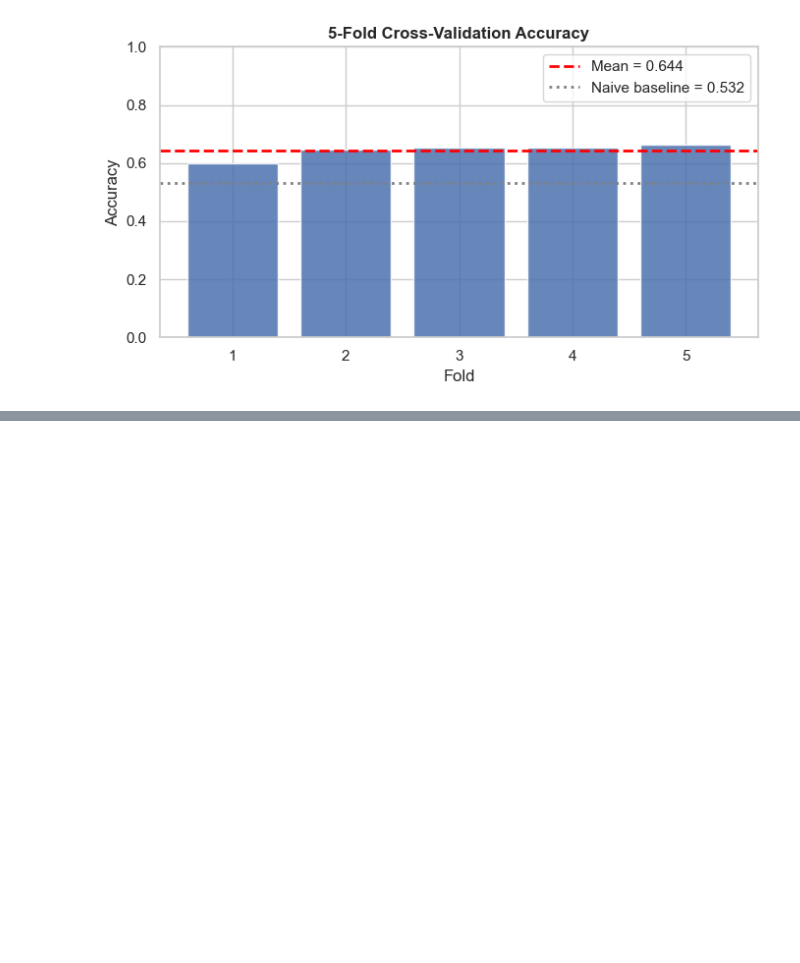
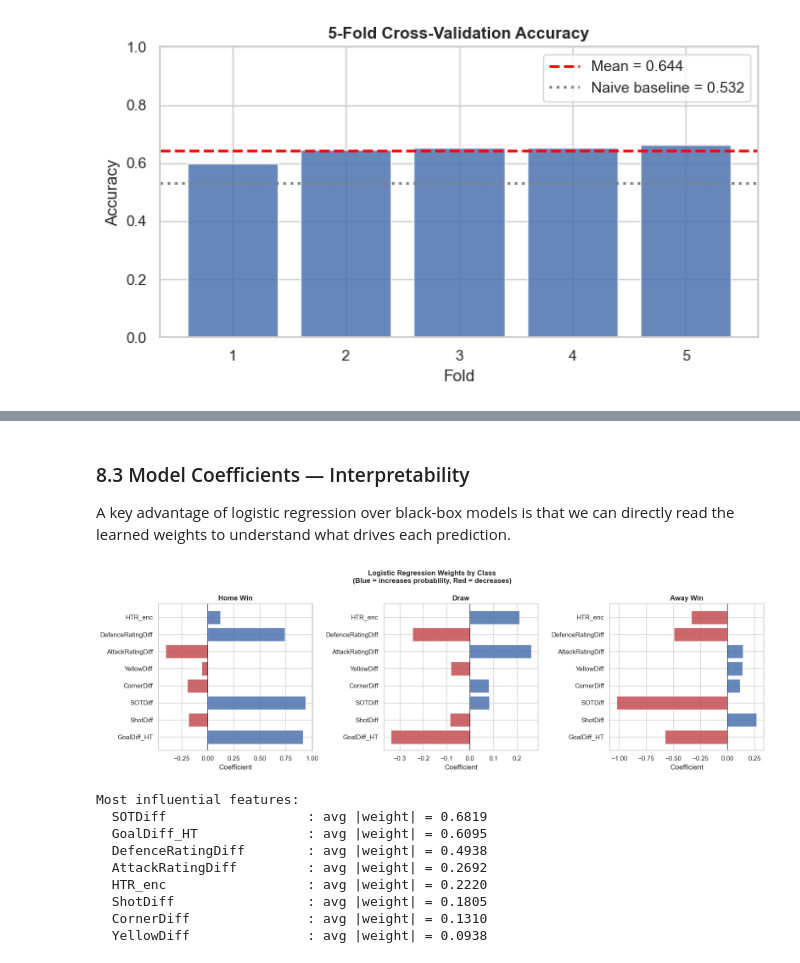
Before and after one commit to Mitko-10/DataScience-final-, a Jupyter notebook: laliga-match-prediction.ipynb, the cells around one changed output, grey strips where cells are left out. Drawn from its saved outputs; the diff is of its cells as text; code cells hidden in the pictures; blank space fills up the shorter version.

```diff
--- a/laliga-match-prediction.ipynb
+++ b/laliga-match-prediction.ipynb
@@ -845,0 +909,39 @@ Mean ± Std     : 0.6438 ± 0.0225
+# %% [markdown]
+### 8.3 Model Coefficients — Interpretability
+
+A key advantage of logistic regression over black-box models is that we can directly read the learned weights to understand what drives each prediction.
+# %%
+coef = pipeline.named_steps['clf'].coef_
+class_names = ['Home Win', 'Draw', 'Away Win']
+
+fig, axes = plt.subplots(1, 3, figsize=(16, 5))
+palette = {'pos': '#4C72B0', 'neg': '#C44E52'}
+
+for i, (cls, ax) in enumerate(zip(class_names, axes)):
+    w = coef[i]
+    bar_colors = [palette['pos'] if v > 0 else palette['neg'] for v in w]
+    ax.barh(FEATURES, w, color=bar_colors, alpha=0.85, edgecolor='white')
+    ax.axvline(0, color='black', linewidth=0.8)
+    ax.set_title(cls, fontweight='bold', fontsize=12)
+    ax.set_xlabel('Coefficient')
+
+plt.suptitle('Logistic Regression Weights by Class\n(Blue = increases probability, Red = decreases)',
+             fontsize=12, fontweight='bold')
+plt.tight_layout()
+plt.show()
+
+print("Most influential features:")
+avg_abs = np.mean(np.abs(coef), axis=0)
+for feat, imp in sorted(zip(FEATURES, avg_abs), key=lambda x: -x[1]):
+    print(f"  {feat:<25}: avg |weight| = {imp:.4f}")
+# %% [output]
+[figure, added]
+Most influential features:
+  SOTDiff                  : avg |weight| = 0.6819
+  GoalDiff_HT              : avg |weight| = 0.6095
+  DefenceRatingDiff        : avg |weight| = 0.4938
+  AttackRatingDiff         : avg |weight| = 0.2692
+  HTR_enc                  : avg |weight| = 0.2220
+  ShotDiff                 : avg |weight| = 0.1805
+  CornerDiff               : avg |weight| = 0.1310
+  YellowDiff               : avg |weight| = 0.0938
```
Also changed, not shown: parts of 6 cells of this notebook.
